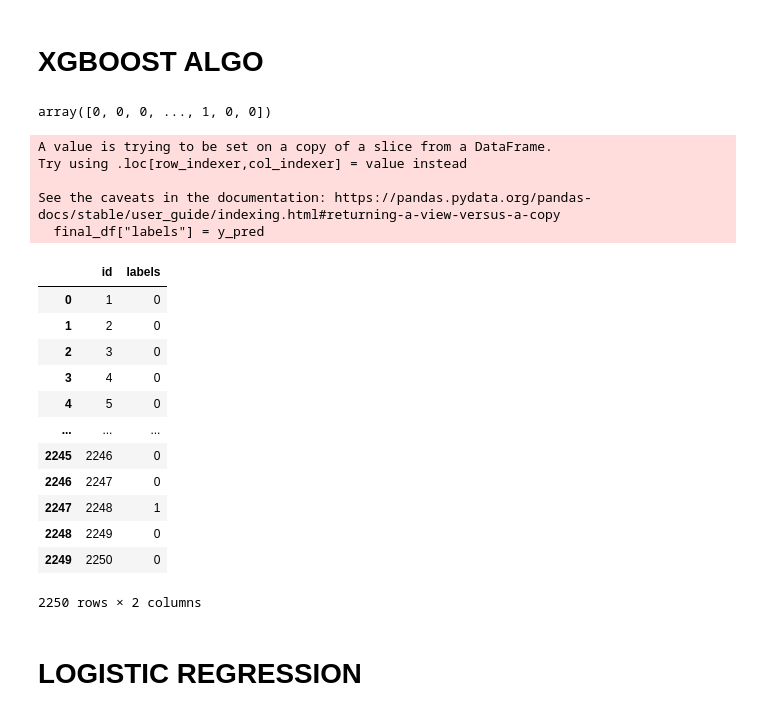
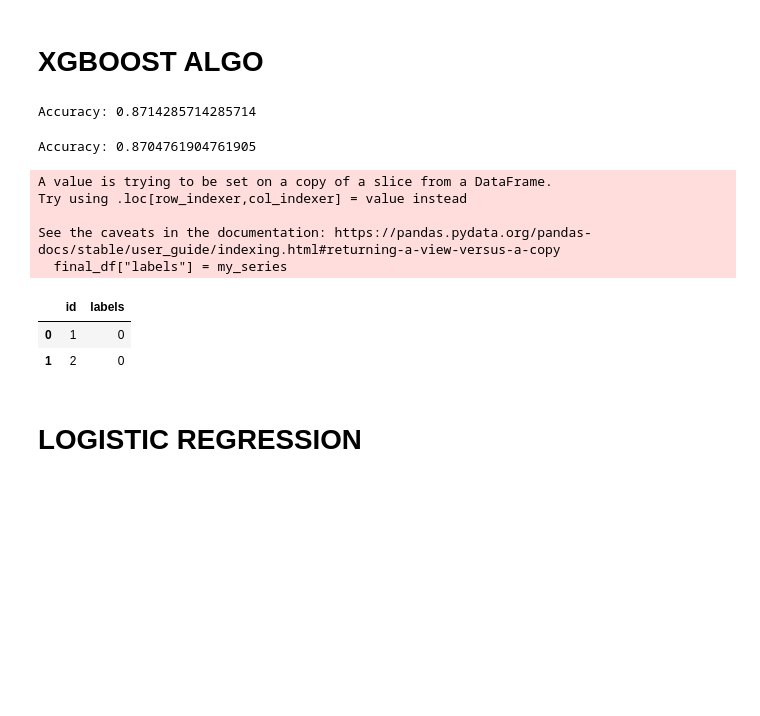
Before and after one commit to Harri200191/Fake_AI_Photos_Detection, a Jupyter notebook: Main.ipynb, the cells around one changed output. Saved outputs shown, nothing was run; the diff lists cells and outputs as text; code cells hidden in the pictures; blank space fills up the shorter version.

```diff
--- a/Main.ipynb
+++ b/Main.ipynb
@@ -283,3 +290,3 @@ DecisionTreeClassifier(criterion='entropy', max_depth=9)
 # %%
-drugTree.fit(indep, dep)
+drugTree.fit(x_train, y_train)
 # %% [output]
@@ -287,2 +294,3 @@ DecisionTreeClassifier(criterion='entropy', max_depth=9)
 # %%
-predTree = drugTree.predict(test_indep)
+predTree = drugTree.predict(x_test)
+predTree
@@ -321,45 +336,42 @@ final_df.to_csv("Final_Output_Decision Tree.csv", index = False)
 # XGBOOST ALGO
 # %%
 import xgboost as xgb
+# %%
+model = xgb.XGBClassifier()
+model.fit(x_train, y_train)
+y_pred = model.predict(x_test)
+accuracy = accuracy_score(y_test, y_pred)
+print("Accuracy:", accuracy)
+# %% [output]
+Accuracy: 0.8714285714285714
 # %%
-model = XGBClassifier(
+model2 = XGBClassifier(
     objective='binary:logistic',
     eval_metric='logloss',
-    max_depth=8,
+    max_depth=64,
     learning_rate=0.1,
-    n_estimators=100
+    n_estimators=150
 )
 
-# Train the XGBoost model
-model.fit(indep, dep)
-
-# Make predictions on the test set
-y_pred = model.predict(test_indep)
+model2.fit(x_train, y_train)
+y_pred = model2.predict(x_test)
+accuracy = accuracy_score(y_test, y_pred)
+print("Accuracy:", accuracy)
+# %% [output]
+Accuracy: 0.8704761904761905
-# %%
-y_pred
-# %% [output]
-array([0, 0, 0, ..., 1, 0, 0])
 # %%
-my_series = pd.Series(y_pred)
-final_df["labels"] = y_pred
+answers = model.predict(test_indep)
 
-final_df
+my_series = pd.Series(answers)
+final_df["labels"] = my_series
+
+final_df.head(2)
 # %% [output]
 A value is trying to be set on a copy of a slice from a DataFrame.
 Try using .loc[row_indexer,col_indexer] = value instead
 
 See the caveats in the documentation: https://pandas.pydata.org/pandas-docs/stable/user_guide/indexing.html#returning-a-view-versus-a-copy
-  final_df["labels"] = y_pred
+  final_df["labels"] = my_series
 |  | id | labels |
 | 0 | 1 | 0 |
 | 1 | 2 | 0 |
-| 2 | 3 | 0 |
-| 3 | 4 | 0 |
-| 4 | 5 | 0 |
-| ... | ... | ... |
-| 2245 | 2246 | 0 |
-| 2246 | 2247 | 0 |
-| 2247 | 2248 | 1 |
-| 2248 | 2249 | 0 |
-| 2249 | 2250 | 0 |
-2250 rows × 2 columns
```
Also changed, not shown: parts of 12 cells of this notebook, 1 other file.
